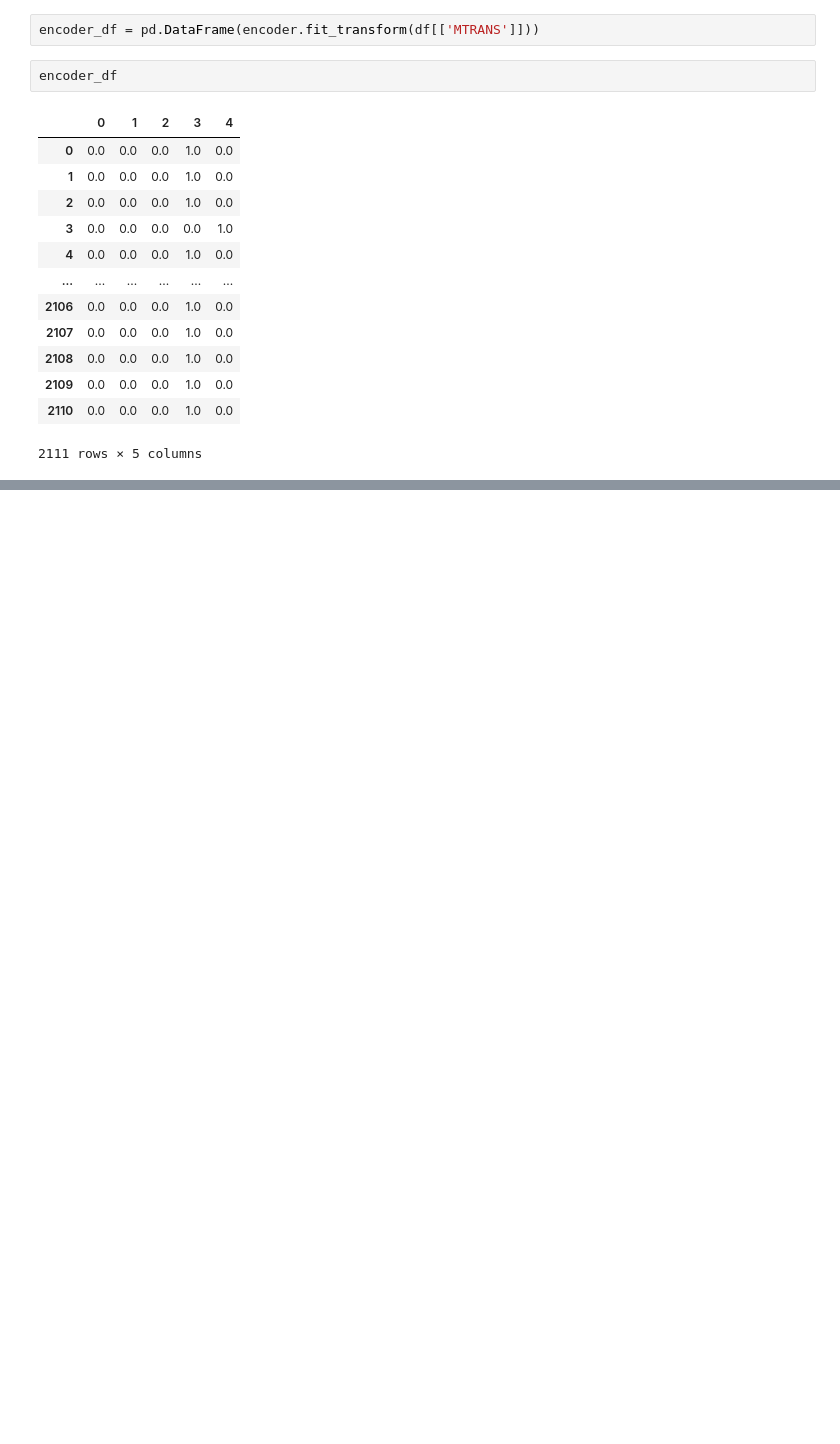
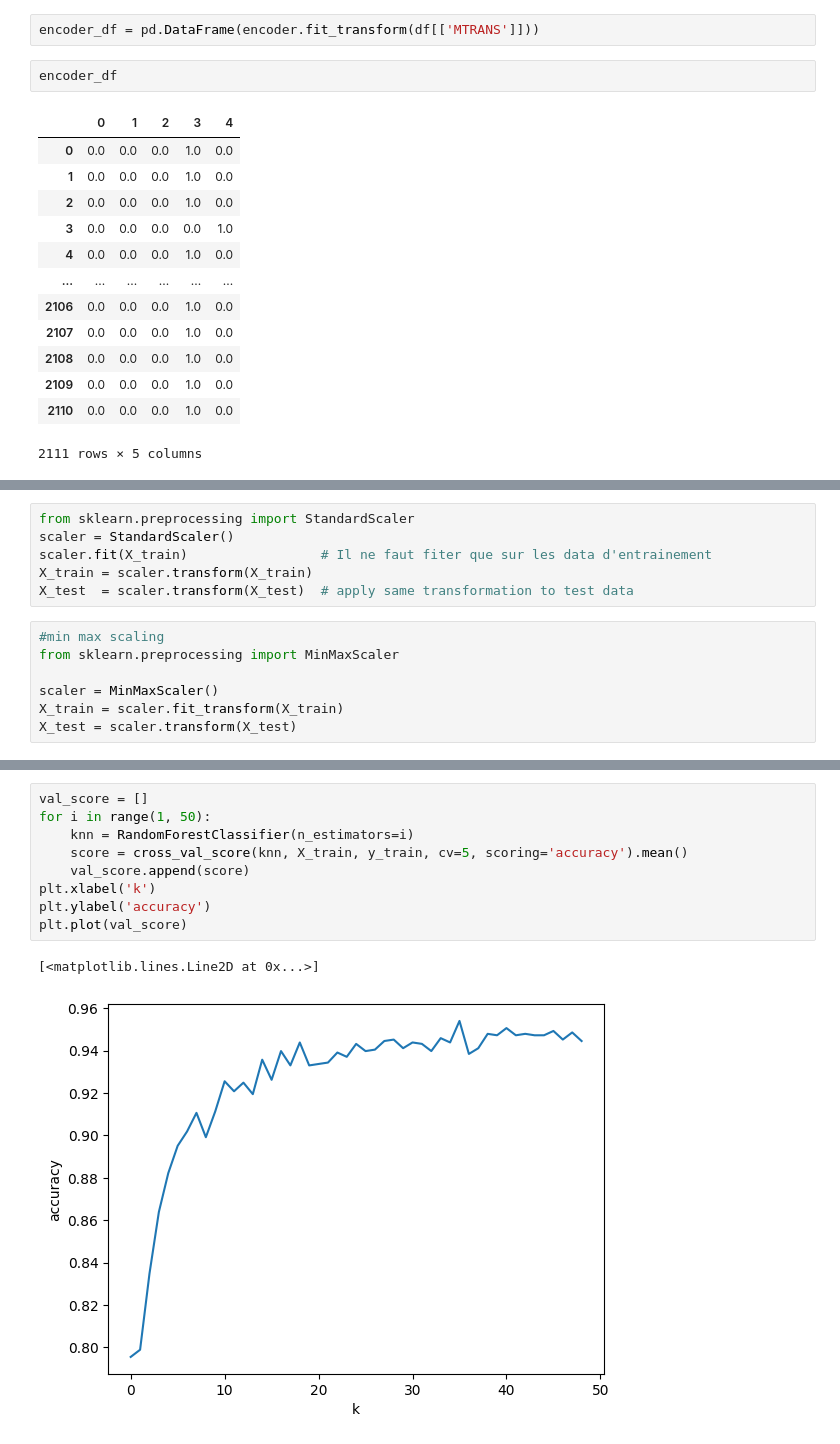
Before and after one commit to lolammrn/Python_project, a Jupyter notebook: Obesity.ipynb, the cells around one changed output, grey strips where cells are left out. Drawn from its saved outputs; the diff is of its cells as text; blank space fills up the shorter version.

```diff
--- a/Obesity.ipynb
+++ b/Obesity.ipynb
@@ -156,0 +431,13 @@ AttributeError: 'DataFrame' object has no attribute 'categories_'
+# %%
+from sklearn.preprocessing import StandardScaler
+scaler = StandardScaler()
+scaler.fit(X_train)                 # Il ne faut fiter que sur les data d'entrainement
+X_train = scaler.transform(X_train)
+X_test  = scaler.transform(X_test)  # apply same transformation to test data
+# %%
+#min max scaling
+from sklearn.preprocessing import MinMaxScaler
+
+scaler = MinMaxScaler()
+X_train = scaler.fit_transform(X_train)
+X_test = scaler.transform(X_test)
@@ -156,0 +448,12 @@ AttributeError: 'DataFrame' object has no attribute 'categories_'
+# %%
+val_score = []
+for i in range(1, 50):
+    knn = RandomForestClassifier(n_estimators=i)
+    score = cross_val_score(knn, X_train, y_train, cv=5, scoring='accuracy').mean()
+    val_score.append(score)
+plt.xlabel('k')
+plt.ylabel('accuracy')
+plt.plot(val_score)
+# %% [output]
+[<matplotlib.lines.Line2D at 0x...>]
+[figure, added]
```
Also changed, not shown: parts of 57 cells of this notebook, 19 other files.
